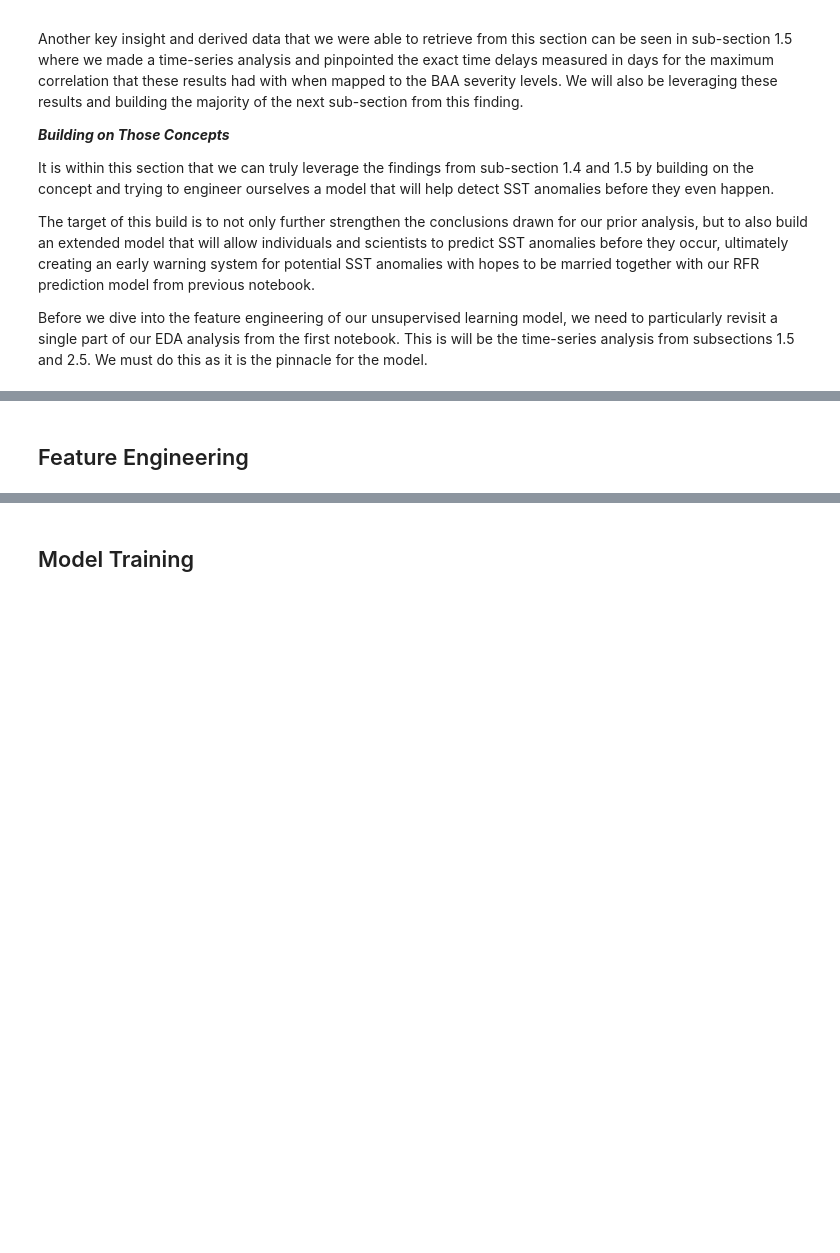
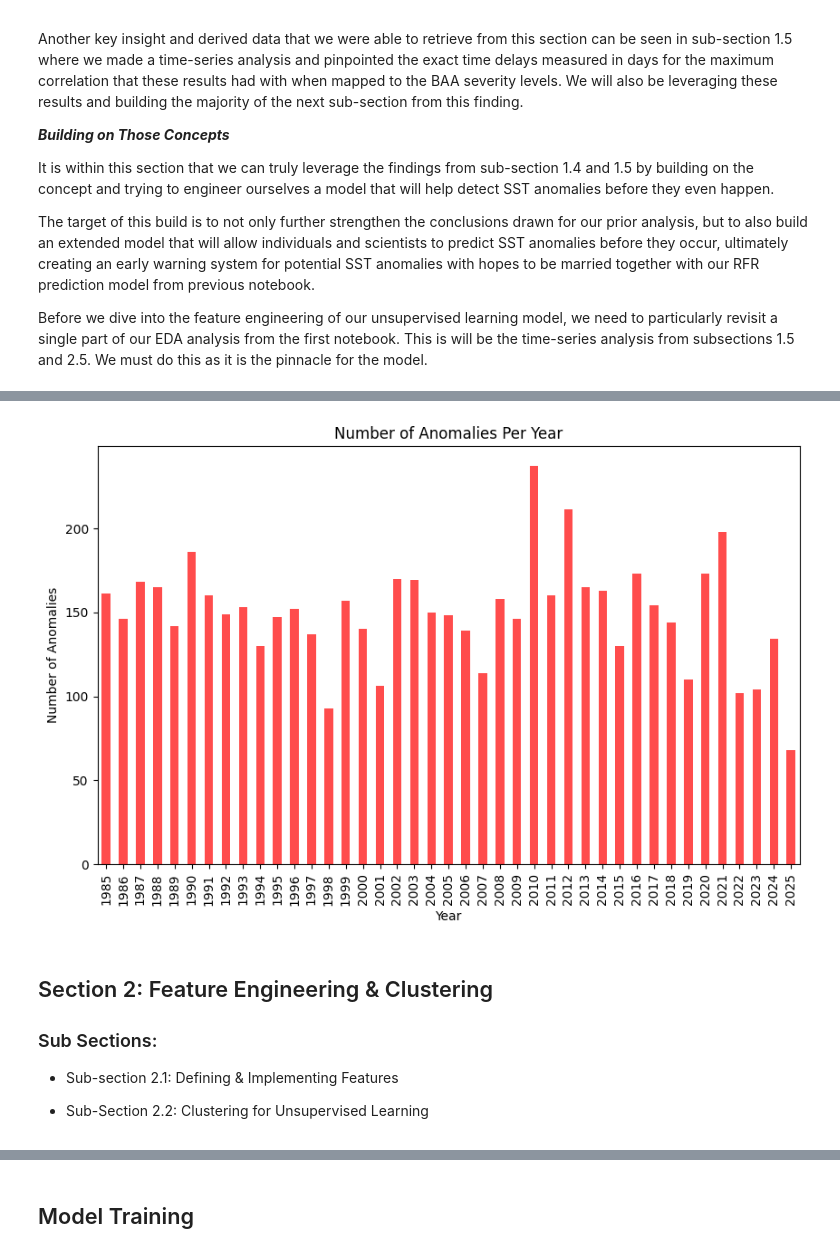
Before and after one commit to KengoKato02/coral-bleach-predictor, a Jupyter notebook: src/notebooks/noaa_extension.ipynb, the cells around one changed output, grey strips where cells are left out. Cells and saved outputs as stored; diff of their text form; code cells hidden in the pictures; blank space fills up the shorter version.

```diff
--- a/src/notebooks/noaa_extension.ipynb
+++ b/src/notebooks/noaa_extension.ipynb
@@ -103,3 +273,23 @@ As we will be focusing particularly onto the SST anomalies within this section,
+# %%
+combined_regional_df.index = pd.to_datetime(combined_regional_df.index)
+
+combined_regional_df['Year'] = combined_regional_df.index.year
+anomalies_per_year = combined_regional_df[combined_regional_df['SSTA_anomaly'] == 1].groupby('Year').size()
+
+plt.figure(figsize=(10, 6))
+anomalies_per_year.plot(kind='bar', color='red', alpha=0.7)
+plt.title('Number of Anomalies Per Year')
+plt.xlabel('Year')
+plt.ylabel('Number of Anomalies')
+plt.show()
+# %% [output]
+[figure, added]
 # %% [markdown]
-## Feature Engineering
+## Section 2: Feature Engineering & Clustering
+
+### Sub Sections:
+
+- Sub-section 2.1: Defining & Implementing Features
+
+- Sub-Section 2.2: Clustering for Unsupervised Learning
 # %% [markdown]
```
Also changed, not shown: parts of 22 cells of this notebook.
